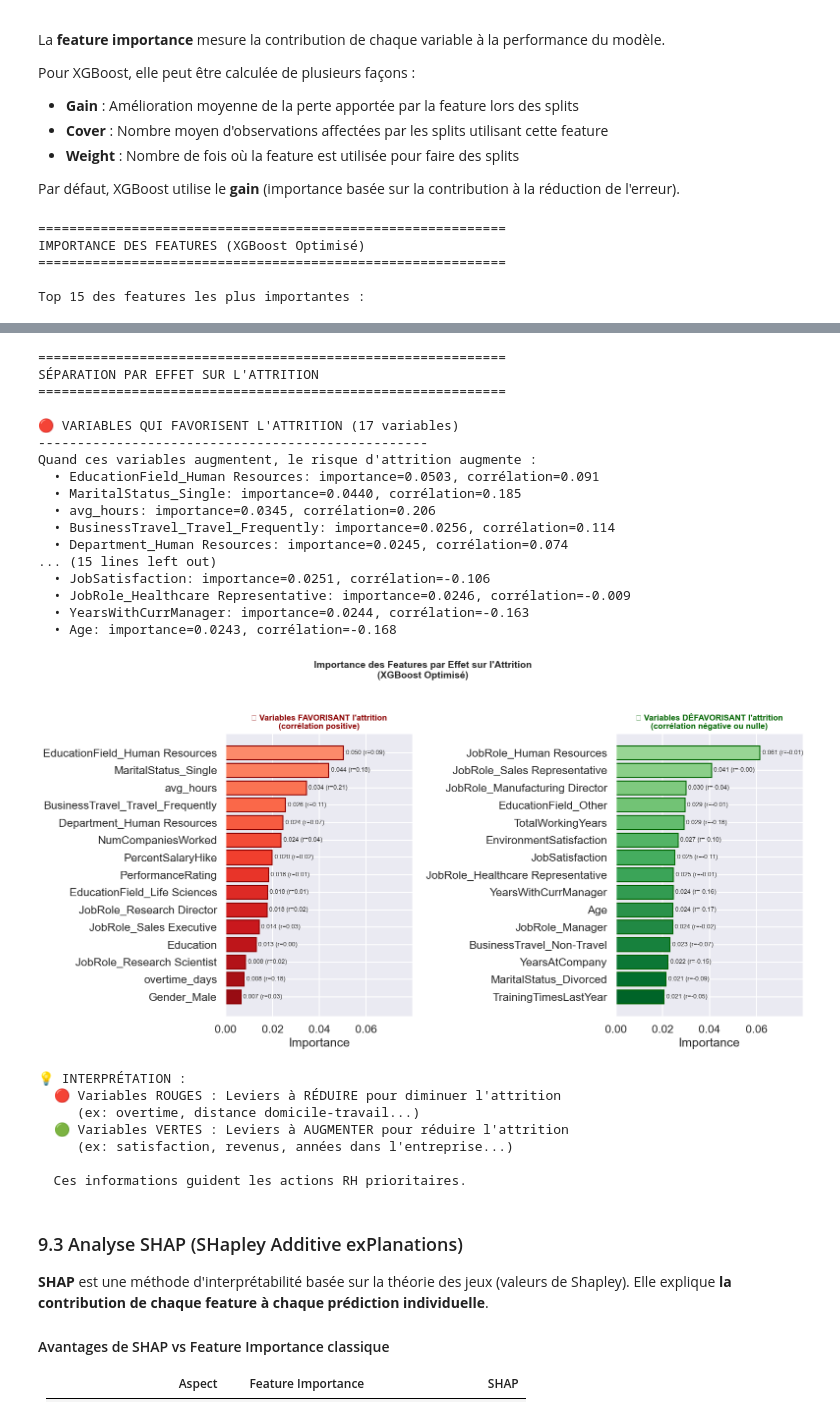
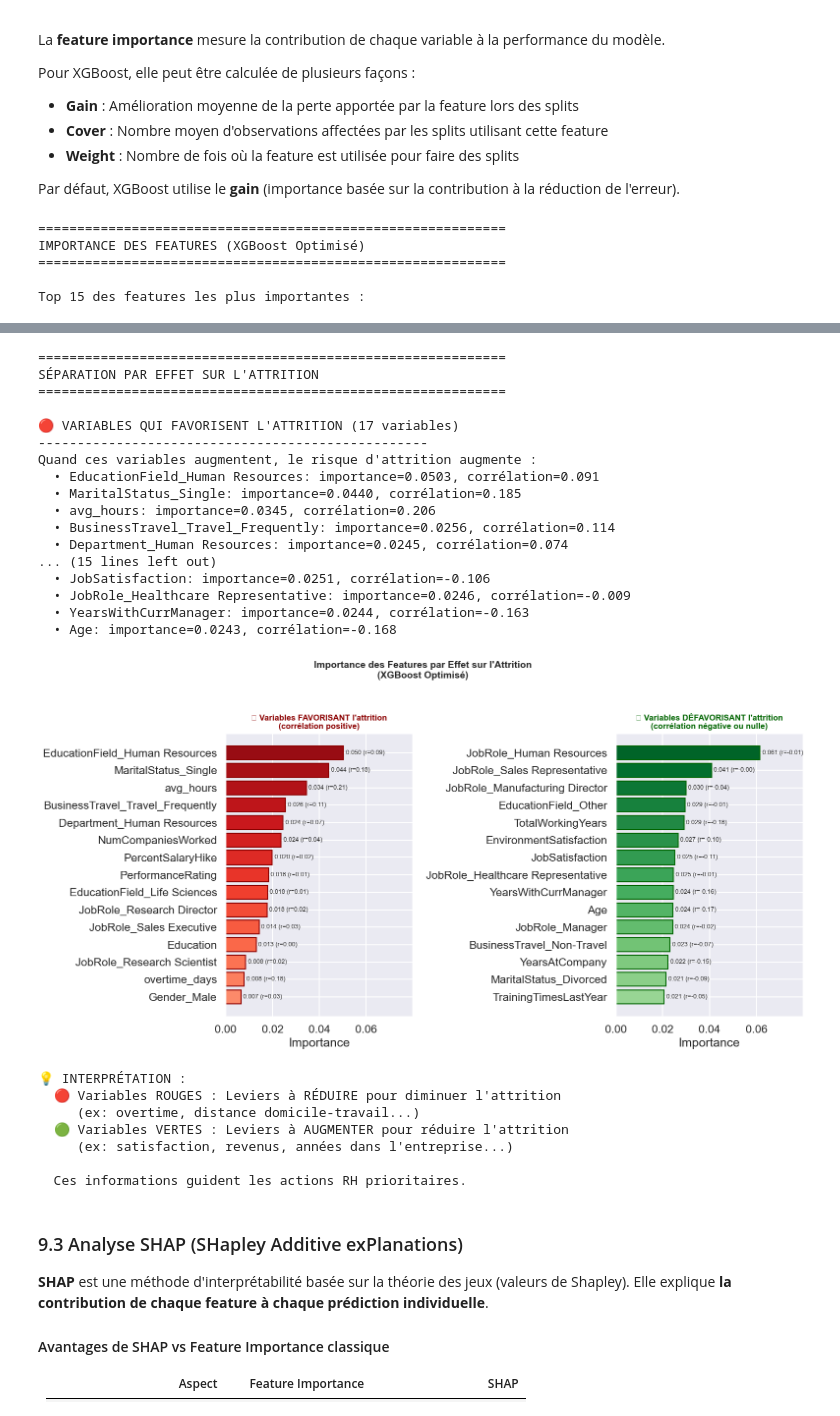
Before and after one commit to BenGuerre/cesia, a Jupyter notebook: main.ipynb, the cells around one changed output, grey strips where cells are left out. Drawn from its saved outputs; the diff is of its cells as text; code cells hidden in the pictures.

```diff
--- a/main.ipynb
+++ b/main.ipynb
@@ -2735,7 +2663,7 @@ fig, axes = plt.subplots(1, 2, figsize=(16, 8))
 ax1 = axes[0]
 top_favorise = favorise_attrition.head(15)
 if len(top_favorise) > 0:
-    colors_red = plt.cm.Reds(np.linspace(0.4, 0.9, len(top_favorise)))
+    colors_red = plt.cm.Reds(np.linspace(0.9, 0.4, len(top_favorise)))
     ax1.barh(range(len(top_favorise)), top_favorise['importance'],
              color=colors_red, edgecolor='darkred')
     ax1.set_yticks(range(len(top_favorise)))
@@ -2752,7 +2680,7 @@ ax1.set_xlim(0, max(feature_importance['importance']) * 1.3)
 ax2 = axes[1]
 top_defavorise = defavorise_attrition.head(15)
 if len(top_defavorise) > 0:
-    colors_green = plt.cm.Greens(np.linspace(0.4, 0.9, len(top_defavorise)))
+    colors_green = plt.cm.Greens(np.linspace(0.9, 0.4, len(top_defavorise)))
     ax2.barh(range(len(top_defavorise)), top_defavorise['importance'],
              color=colors_green, edgecolor='darkgreen')
     ax2.set_yticks(range(len(top_defavorise)))
@@ -2788,34 +2716,34 @@ Top 15 des features les plus importantes :
 | 49 | MaritalStatus_Single | 0.04 | 1.85e-01 | 🔴 Favorise attrition |
 | 46 | JobRole_Sales Representative | 0.04 | -3.66e-03 | 🟢 Défavorise attrition |
 | 18 | avg_hours | 0.03 | 2.06e-01 | 🔴 Favorise attrition |
 | 42 | JobRole_Manufacturing Director | 0.03 | -4.25e-02 | 🟢 Défavorise attrition |
 | 34 | EducationField_Other | 0.03 | -8.04e-03 | 🟢 Défavorise attrition |
 | 8 | TotalWorkingYears | 0.03 | -1.77e-01 | 🟢 Défavorise attrition |
 | 15 | EnvironmentSatisfaction | 0.03 | -9.89e-02 | 🟢 Défavorise attrition |
 | 25 | BusinessTravel_Travel_Frequently | 0.03 | 1.14e-01 | 🔴 Favorise attrition |
 | 16 | JobSatisfaction | 0.03 | -1.06e-01 | 🟢 Défavorise attrition |
 | 38 | JobRole_Healthcare Representative | 0.02 | -9.44e-03 | 🟢 Défavorise attrition |
 | 27 | Department_Human Resources | 0.02 | 7.40e-02 | 🔴 Favorise attrition |
 | 12 | YearsWithCurrManager | 0.02 | -1.63e-01 | 🟢 Défavorise attrition |
 | 0 | Age | 0.02 | -1.68e-01 | 🟢 Défavorise attrition |
 ============================================================
 SÉPARATION PAR EFFET SUR L'ATTRITION
 ============================================================
 
 🔴 VARIABLES QUI FAVORISENT L'ATTRITION (17 variables)
 --------------------------------------------------
 Quand ces variables augmentent, le risque d'attrition augmente :
   • EducationField_Human Resources: importance=0.0503, corrélation=0.091
   • MaritalStatus_Single: importance=0.0440, corrélation=0.185
   • avg_hours: importance=0.0345, corrélation=0.206
   • BusinessTravel_Travel_Frequently: importance=0.0256, corrélation=0.114
   • Department_Human Resources: importance=0.0245, corrélation=0.074
 ... (15 lines left out)
   • JobSatisfaction: importance=0.0251, corrélation=-0.106
   • JobRole_Healthcare Representative: importance=0.0246, corrélation=-0.009
   • YearsWithCurrManager: importance=0.0244, corrélation=-0.163
   • Age: importance=0.0243, corrélation=-0.168
-[figure, old version]
+[figure, new version]
 💡 INTERPRÉTATION :
   🔴 Variables ROUGES : Leviers à RÉDUIRE pour diminuer l'attrition
      (ex: overtime, distance domicile-travail...)
```
Also changed, not shown: parts of 16 cells of this notebook.
